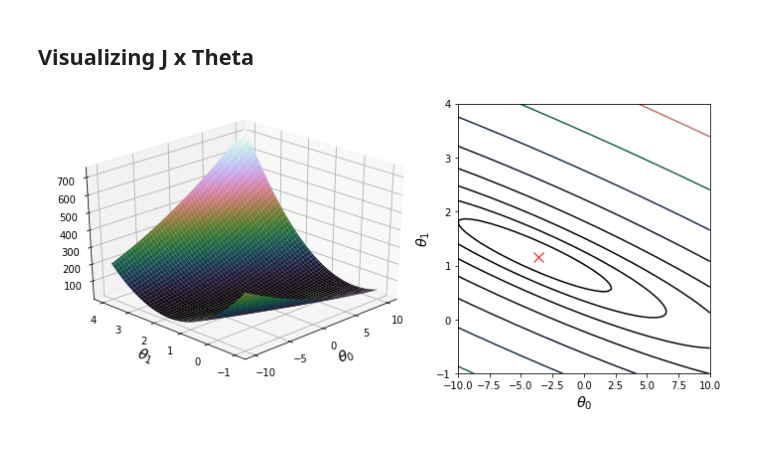
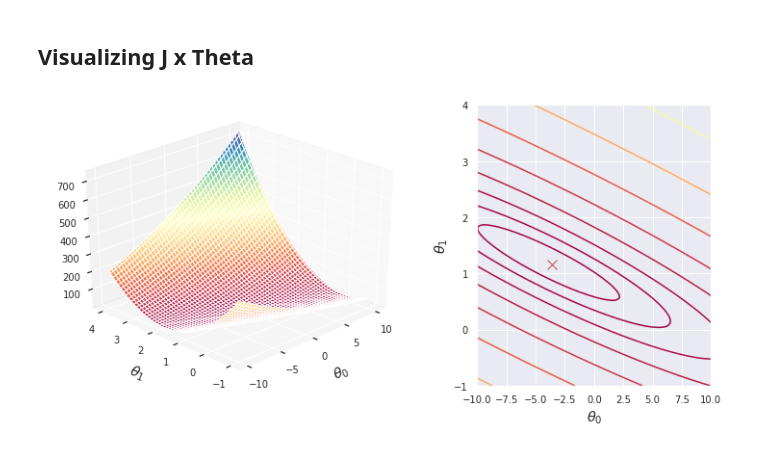
Before and after one commit to luigidcsoares/coursera-stanford-ml, a Jupyter notebook: ex1-linear-regression/python/notebooks/food-truck.ipynb, the cells around one changed output. Saved outputs shown, nothing was run; the diff lists cells and outputs as text; code cells hidden in the pictures.

Commit message:
Added seaborn library, and changed plot style

```diff
--- a/ex1-linear-regression/python/notebooks/food-truck.ipynb
+++ b/ex1-linear-regression/python/notebooks/food-truck.ipynb
@@ -10,6 +10,7 @@ import sys
 import matplotlib.pyplot as plt
 from matplotlib import cm
 from mpl_toolkits.mplot3d import Axes3D
+import seaborn as sns
 import pandas as pd
 import numpy as np
 
@@ -19,6 +20,9 @@ if module_path not in sys.path:
     sys.path.append(module_path)
 
 from linear_regression import cost, gradient_descent
+
+# Set seaborn as the default style.
+sns.set()
 # %% [markdown]
 ## Loading the Data
 - [Pandas][1]' [read_csv][2] was used to read the data into a [dataframe][3];
@@ -30,12 +34,12 @@ from linear_regression import cost, gradient_descent
 [3]: https://pandas.pydata.org/pandas-docs/stable/generated/pandas.DataFrame.html
 [4]: https://pandas.pydata.org/pandas-docs/stable/generated/pandas.DataFrame.head.html
 # %%
-df = pd.read_csv(
+data = pd.read_csv(
     '../../data/ex1data1.txt', delimiter=',',
     header=None, names=['population', 'profit']
 )
 
-df.head(10)
+data.head(10)
 # %% [output]
 |  | population | profit |
 | 0 | 6.1101 | 17.5920 |
@@ -82,14 +99,14 @@ fig.set_facecolor('white')
 - Cost J is given by: $J(\theta) = \frac{1}{2m}\sum_{i=1}^{m}(h_{\theta}(x^{(i)}) - y^{(i)})^{2}$
 # %%
 # Number of training examples.
-m = len(df.index)
+m = len(data.index)
 
 # Number of features.
 n = 1
 
 # Get X and y values and add an extra column of ones (bias) to X.
-X = np.hstack(((np.ones((m, 1)), df.loc[:, 'population'].values.reshape(m, n))))
-y = df.loc[:, 'profit'].values.reshape(m, 1)
+X = np.hstack(((np.ones((m, 1)), data.loc[:, 'population'].values.reshape(m, n))))
+y = data.loc[:, 'profit'].values.reshape(m, 1)
 
 # Compute and display initial cost.
 J = cost(X, y, np.array([[0], [0]]))
@@ -182,40 +212,49 @@ J_vals = np.array([[cost(X, y, get_theta(i, j))
 # to transpose J_vals befores calling surface plot, or else the axes
 # will be flipped.
 J_vals = np.transpose(J_vals)
 
 # Create new figure to plot a surface and a contour.
-fig = plt.figure(figsize=(12, 5), facecolor='w')
+fig = plt.figure(figsize=(10, 5))
+fig.set_facecolor('w')
 
 # Surface plot.
-surf_ax = plt.subplot2grid((1, 5), (0, 0), colspan=3, projection='3d')
+surf_ax = plt.subplot2grid(
+    (1, 5), (0, 0), colspan=3,
+    projection='3d', facecolor='w'
+)
 surf_ax.invert_xaxis()
 surf_ax.invert_yaxis()
 surf_ax.view_init(30, 45)
 
-surf_ax.plot_surface(*np.meshgrid(theta0_vals, theta1_vals),
-                     J_vals, cmap=cm.cubehelix)
+surf_ax.plot_surface(
+    *np.meshgrid(theta0_vals, theta1_vals),
+    J_vals, cmap=cm.Spectral
+)
 
 # Customize axes ticks and labels.
-surf_ax.set_xlabel(r'$\theta_0$', fontsize='x-large')
-surf_ax.set_ylabel(r'$\theta_1$', fontsize='x-large')
+surf_ax.set_xlabel(r'$\theta_0$', fontsize='x-large', labelpad=10)
+surf_ax.set_ylabel(r'$\theta_1$', fontsize='x-large', labelpad=10)
 surf_ax.set_xticks(np.arange(theta0_vals.min(), theta0_vals.max() + 1, 5))
 surf_ax.tick_params(labelsize='medium')
 
 # Contour plot.
 contour_ax = plt.subplot2grid((1, 5), (0, 3), colspan=2)
 
 # Plot J_vals as 15 contours spaced logarithmically between 0.01
 # and 100.
-contour_ax.contour(theta0_vals, theta1_vals,
-                   J_vals, np.logspace(-2, 3, 20),
-                   cmap=cm.cubehelix)
+contour_ax.contour(
+    theta0_vals, theta1_vals,
+    J_vals, np.logspace(-2, 3, 20),
+    cmap=cm.Spectral
+)
 
 # Customize axes ticks and labels.
 contour_ax.set_xlabel(r'$\theta_0$', fontsize='x-large')
 contour_ax.set_ylabel(r'$\theta_1$', fontsize='x-large')
 contour_ax.tick_params(labelsize='medium')
 contour_ax.plot(theta[0], theta[1], 'rx', markersize=10, linewidth=2)
 
+plt.tight_layout()
 plt.show()
 # %% [output]
-[figure, old version]
+[figure, new version]
```
Also changed, not shown: parts of 6 cells of this notebook, 1 other file.
